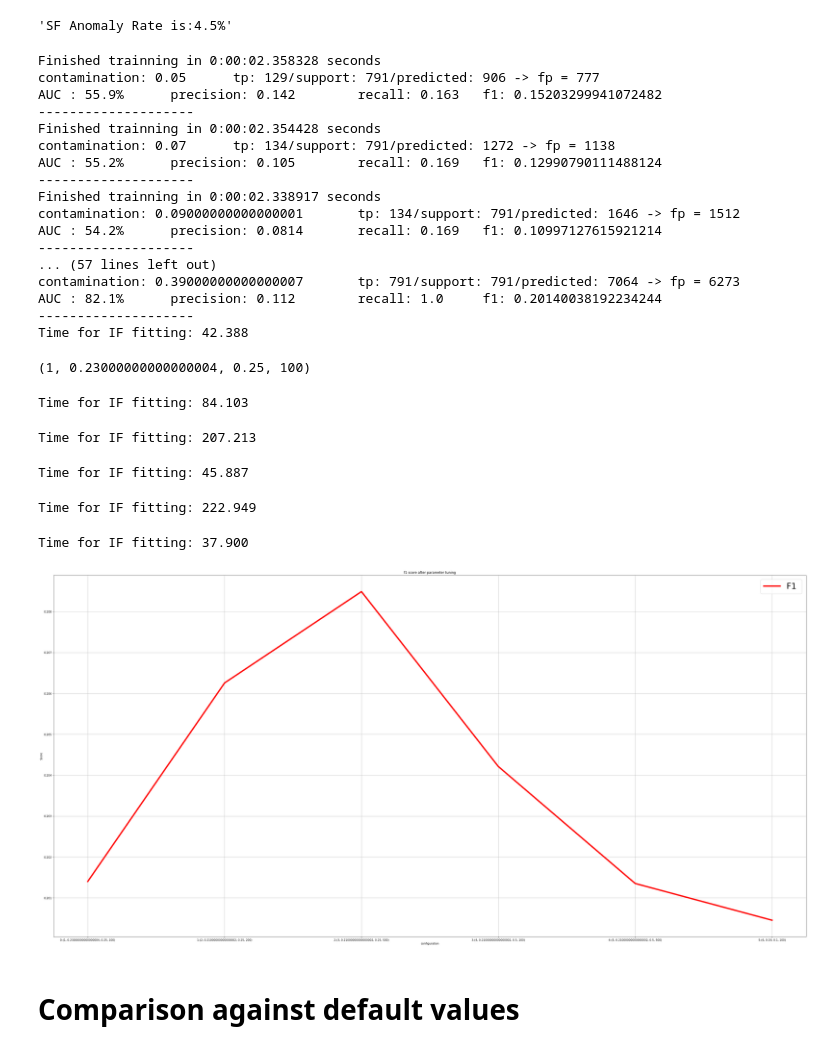
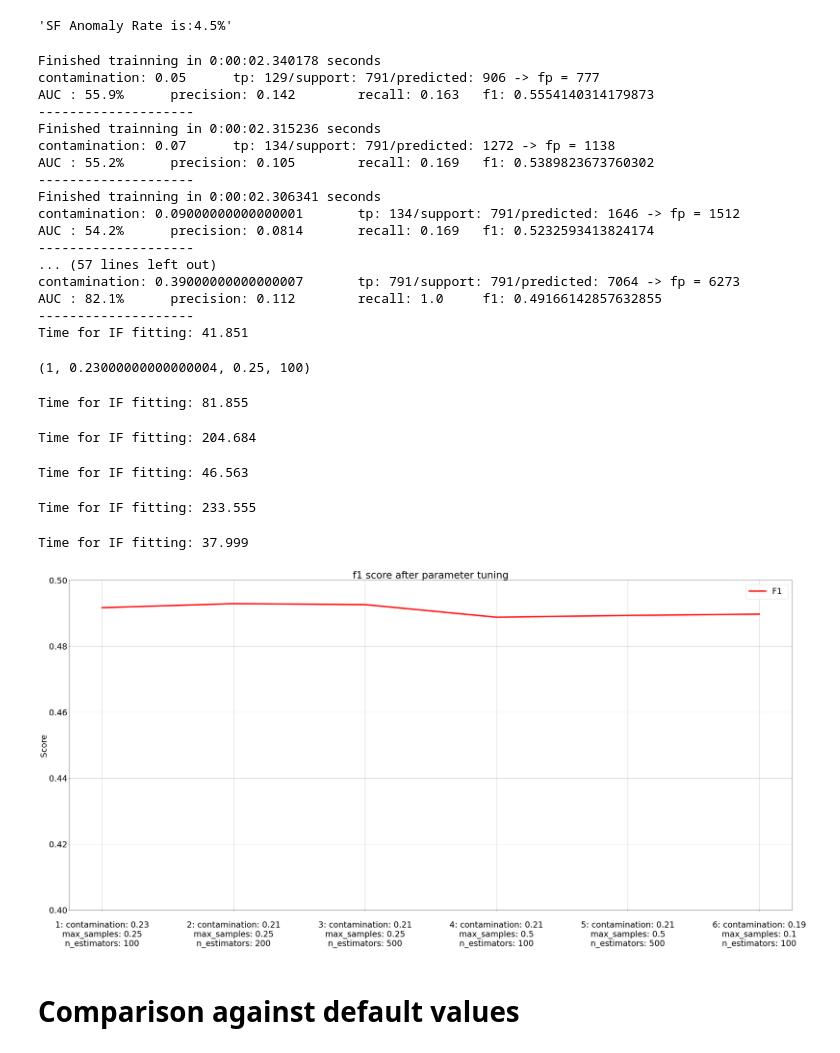
Before and after one commit to Thanhphan1147/kddcup_benchmark, a Jupyter notebook: notebook/Trainning configuration for Isolation Forest.ipynb, the cells around one changed output. Saved outputs shown, nothing was run; the diff lists cells and outputs as text; code cells hidden in the pictures.

Commit message:
worked on dataset sizes

```diff
--- a/notebook/Trainning configuration for Isolation Forest.ipynb
+++ b/notebook/Trainning configuration for Isolation Forest.ipynb
@@ -624,6 +624,8 @@ def cross_validation(contamination, max_samples, n_estimators, random_state, sil
         t = datetime.datetime.now() - s
         p, r, f, s = map(lambda x: x[0], precision_recall_fscore_support(y_test, y_pred, labels=[-1]))
         # p = tp / (tp + fp)
+        f = f1_score(y_test, y_pred, average = "macro")
+        r = recall_score(y_test, y_pred, pos_label = -1)
         a = roc_auc_score(y_test, y_pred)
         if f > highest_score: highest_score = f; highest_score_c = c
 
@@ -681,26 +684,27 @@ cmax, y_pred, f, fp, tp, p, r, t = cross_validation(contaminations, max_samples,
 print("Time for IF fitting: %.3f" % (time.time() - stime))
 Y_axis_f1.append(f)
 Y_axis_recall.append(r)
+Y_axis_auc.append(roc_auc_score(y_test, y_pred))
 best_param.append((rs, cmax, max_samples, n_estimators))
 (rs, cmax, max_samples, n_estimators)
 # %% [output]
-Finished trainning in 0:00:02.358328 seconds
+Finished trainning in 0:00:02.340178 seconds
 contamination: 0.05      tp: 129/support: 791/predicted: 906 -> fp = 777
-AUC : 55.9%      precision: 0.142        recall: 0.163   f1: 0.15203299941072482
+AUC : 55.9%      precision: 0.142        recall: 0.163   f1: 0.5554140314179873
 --------------------
-Finished trainning in 0:00:02.354428 seconds
+Finished trainning in 0:00:02.315236 seconds
 contamination: 0.07      tp: 134/support: 791/predicted: 1272 -> fp = 1138
-AUC : 55.2%      precision: 0.105        recall: 0.169   f1: 0.12990790111488124
+AUC : 55.2%      precision: 0.105        recall: 0.169   f1: 0.5389823673760302
 --------------------
-Finished trainning in 0:00:02.338917 seconds
+Finished trainning in 0:00:02.306341 seconds
 contamination: 0.09000000000000001       tp: 134/support: 791/predicted: 1646 -> fp = 1512
-AUC : 54.2%      precision: 0.0814       recall: 0.169   f1: 0.10997127615921214
+AUC : 54.2%      precision: 0.0814       recall: 0.169   f1: 0.5232593413824174
 --------------------
 ... (57 lines left out)
 contamination: 0.39000000000000007       tp: 791/support: 791/predicted: 7064 -> fp = 6273
-AUC : 82.1%      precision: 0.112        recall: 1.0     f1: 0.20140038192234244
+AUC : 82.1%      precision: 0.112        recall: 1.0     f1: 0.49166142857632855
 --------------------
-Time for IF fitting: 42.388
+Time for IF fitting: 41.851
 (1, 0.23000000000000004, 0.25, 100)
 # %%
 rs = 2
@@ -717,7 +721,7 @@ Y_axis_f1.append(f)
 Y_axis_recall.append(r)
 best_param.append((rs, cmax, max_samples, n_estimators))
 # %% [output]
-Time for IF fitting: 84.103
+Time for IF fitting: 81.855
 # %%
 rs = 3
 x_train, x_test, y_train, y_test = train_test_split(dfSF.drop(["target", "binary_target"], axis=1), dfSF['binary_target'], test_size=0.25, random_state=rs)
@@ -733,7 +737,7 @@ Y_axis_f1.append(f)
 Y_axis_recall.append(r)
 best_param.append((rs, cmax, max_samples, n_estimators))
 # %% [output]
-Time for IF fitting: 207.213
+Time for IF fitting: 204.684
 # %%
 rs = 4
 x_train, x_test, y_train, y_test = train_test_split(dfSF.drop(["target", "binary_target"], axis=1), dfSF['binary_target'], test_size=0.25, random_state=rs)
@@ -749,7 +753,7 @@ Y_axis_f1.append(f)
 Y_axis_recall.append(r)
 best_param.append((rs, cmax, max_samples, n_estimators))
 # %% [output]
-Time for IF fitting: 45.887
+Time for IF fitting: 46.563
 # %%
 rs = 5
 x_train, x_test, y_train, y_test = train_test_split(dfSF.drop(["target", "binary_target"], axis=1), dfSF['binary_target'], test_size=0.25, random_state=rs)
@@ -765,7 +769,7 @@ Y_axis_f1.append(f)
 Y_axis_recall.append(r)
 best_param.append((rs, cmax, max_samples, n_estimators))
 # %% [output]
-Time for IF fitting: 222.949
+Time for IF fitting: 233.555
 # %%
 rs = 6
 x_train, x_test, y_train, y_test = train_test_split(dfSF.drop(["target", "binary_target"], axis=1), dfSF['binary_target'], test_size=0.25, random_state=rs)
@@ -781,33 +785,34 @@ Y_axis_f1.append(f)
 Y_axis_recall.append(r)
 best_param.append((rs, cmax, max_samples, n_estimators))
 # %% [output]
-Time for IF fitting: 37.900
+Time for IF fitting: 37.999
 # %%
 plt.figure(figsize=(40,20))
+plt.rc('font', size=30)
+
 plt.title('f1 score after parameter tuning')
-plt.xlabel("configuration")
 plt.ylabel("Score")
-plt.rc('font', size=30)
 ax = plt.axes()
-# ax.set_ylim(0.99, 0.992)
+ax.set_ylim(0.4, 0.5)
 pad = 0.005
 
-labels = [f"{i}-{p}" for i,p in enumerate(best_param)]
+labels = [f"\n{rs}: contamination: {cmax:.2}\nmax_samples: {max_samples}\nn_estimators: {n_estimators}" for rs, cmax, max_samples, n_estimators in best_param]
 colors = {'1': 'r', '2':'b', '3':'c', '4':'y'}
 scorer = 'F1'
 
 
 # Y_axis = np.array([best_score_1, best_score_2, best_score_3, best_score_4])
 #
 X_axis = np.array(labels)
 
 ax.plot(X_axis, Y_axis_f1, '-', color=colors['1'],label="%s " % ("F1"), linewidth=5)
 # ax.plot(X_axis, Y_axis_recall, '-', color=colors['2'],label="%s " % ("Recall"), linewidth=5)
+
 plt.legend(loc="best")
 plt.grid('off')
 plt.tight_layout()
-plt.savefig("IF_graph_v2.png", dpi=100)
+plt.savefig("IF_graph_v2_F1.png", dpi=100)
 
 plt.show()
 # %% [output]
-[figure, old version]
+[figure, new version]
```
Also changed, not shown: parts of 21 cells of this notebook, 20 other files.
